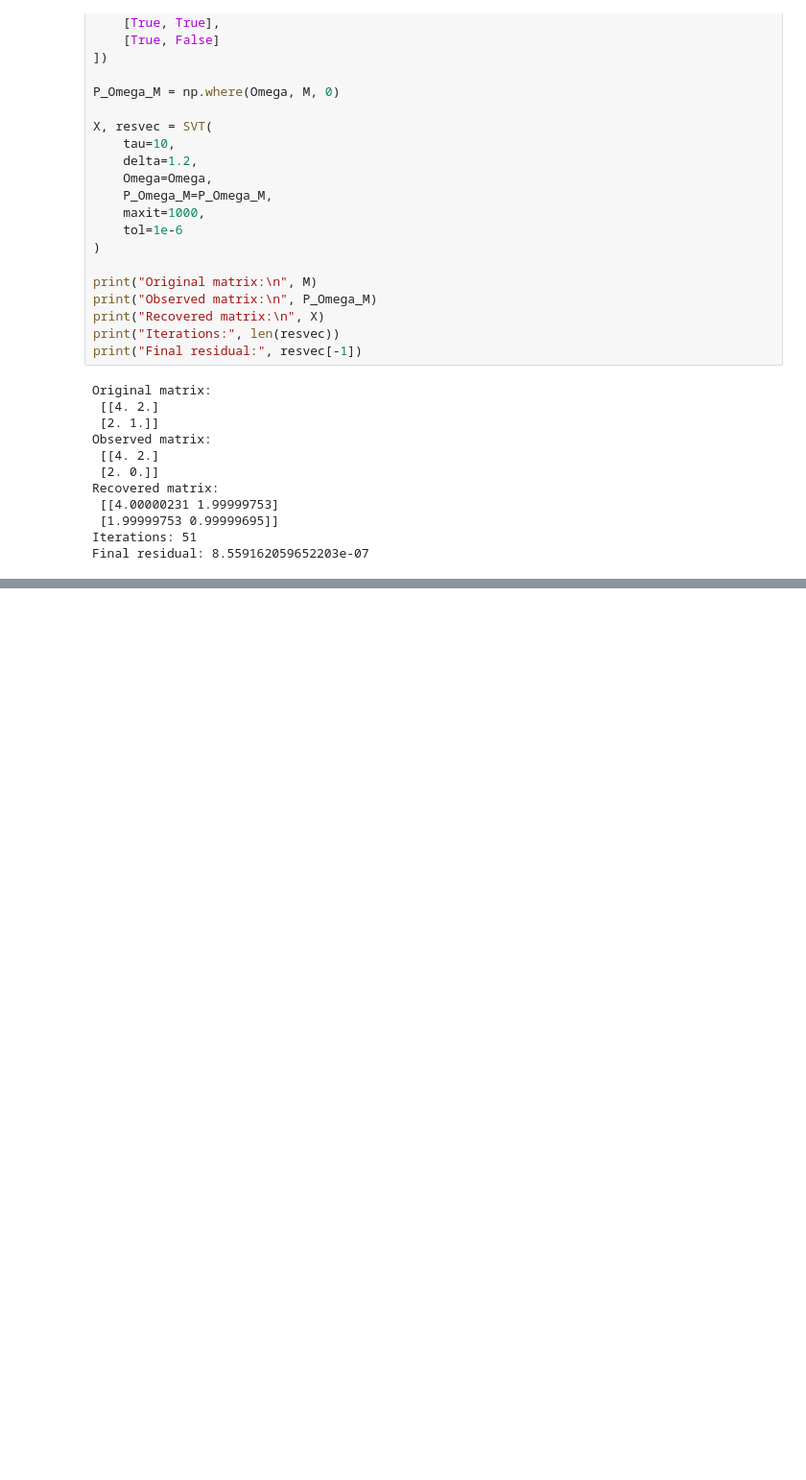
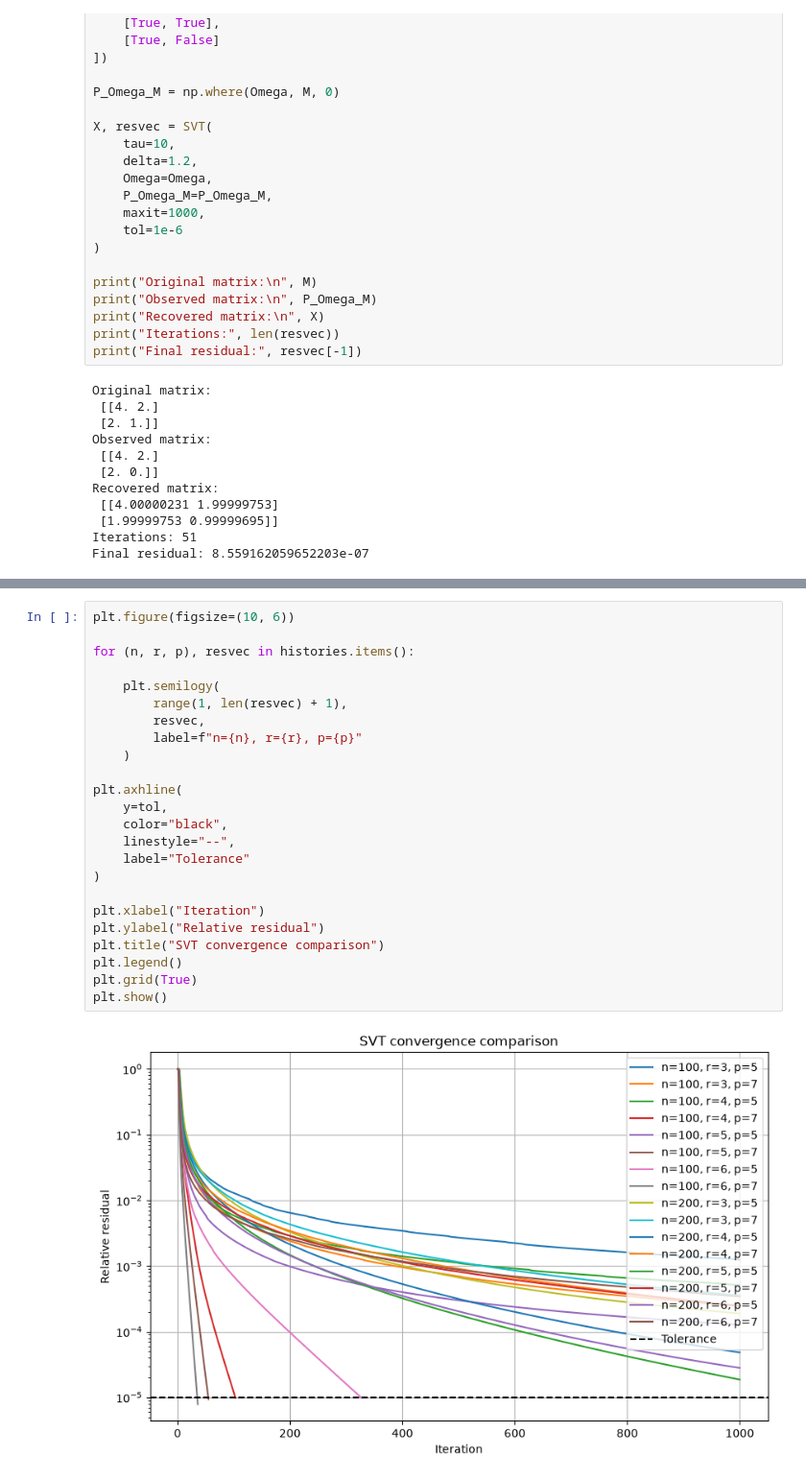
Before and after one commit to rigozu9/Matrix-and-Tensor-Techniques-for-DS, a Jupyter notebook: lab5/lab5.ipynb, the cells around one changed output, grey strips where cells are left out. Shown at 96% size. Saved outputs shown, nothing was run; the diff lists cells and outputs as text; blank space fills up the shorter version.

```diff
--- a/lab5/lab5.ipynb
+++ b/lab5/lab5.ipynb
@@ -92,0 +320,26 @@ plt.show()
+# %%
+plt.figure(figsize=(10, 6))
+
+for (n, r, p), resvec in histories.items():
+
+    plt.semilogy(
+        range(1, len(resvec) + 1),
+        resvec,
+        label=f"n={n}, r={r}, p={p}"
+    )
+
+plt.axhline(
+    y=tol,
+    color="black",
+    linestyle="--",
+    label="Tolerance"
+)
+
+plt.xlabel("Iteration")
+plt.ylabel("Relative residual")
+plt.title("SVT convergence comparison")
+plt.legend()
+plt.grid(True)
+plt.show()
+# %% [output]
+[figure, added]
```
Also changed, not shown: parts of 13 cells of this notebook.
